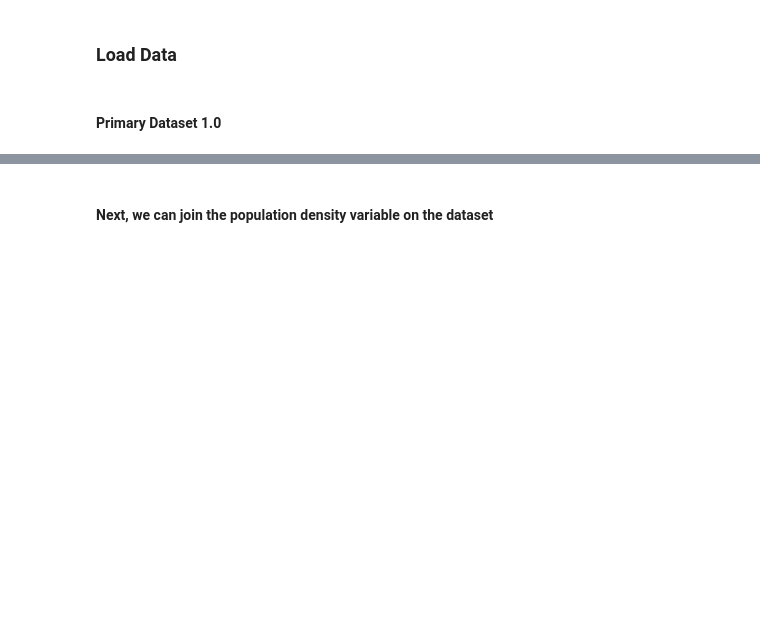
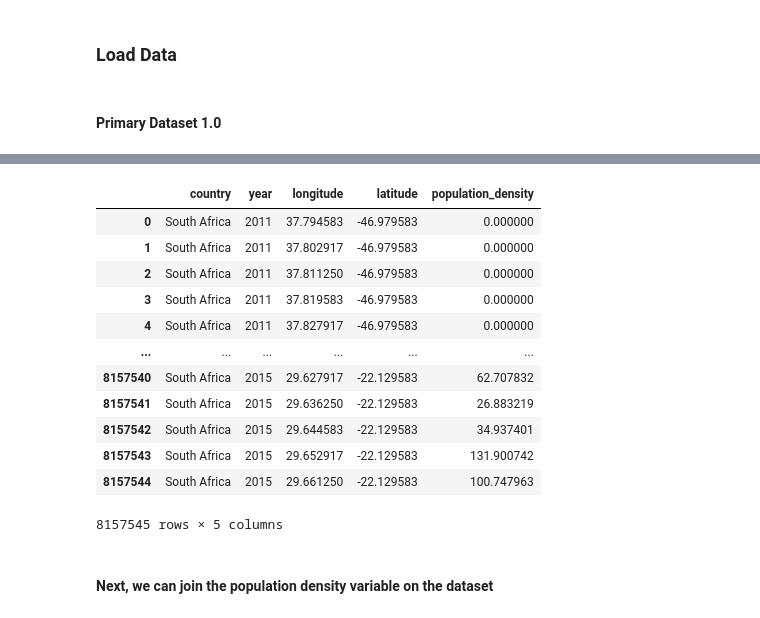
Before and after one commit to kylerod22/siads593-water-sustainability, a Jupyter notebook: 08-rjbest-sungmiki-kylerod-2026winter/src/SustainableWater.ipynb, the cells around one changed output, grey strips where cells are left out. Cells and saved outputs as stored; diff of their text form; code cells hidden in the pictures; blank space fills up the shorter version.

```diff
--- a/08-rjbest-sungmiki-kylerod-2026winter/src/SustainableWater.ipynb
+++ b/08-rjbest-sungmiki-kylerod-2026winter/src/SustainableWater.ipynb
@@ -371,3 +353,19 @@ final_df = final_df[final_df['country']=='South Africa']
+# %%
+population_density_all[population_density_all['country']=='South Africa']
+# %% [output]
+|  | country | year | longitude | latitude | population_density |
+| 0 | South Africa | 2011 | 37.794583 | -46.979583 | 0.000000 |
+| 1 | South Africa | 2011 | 37.802917 | -46.979583 | 0.000000 |
+| 2 | South Africa | 2011 | 37.811250 | -46.979583 | 0.000000 |
+| 3 | South Africa | 2011 | 37.819583 | -46.979583 | 0.000000 |
+| 4 | South Africa | 2011 | 37.827917 | -46.979583 | 0.000000 |
+| ... | ... | ... | ... | ... | ... |
+| 8157540 | South Africa | 2015 | 29.627917 | -22.129583 | 62.707832 |
+| 8157541 | South Africa | 2015 | 29.636250 | -22.129583 | 26.883219 |
+| 8157542 | South Africa | 2015 | 29.644583 | -22.129583 | 34.937401 |
+| 8157543 | South Africa | 2015 | 29.652917 | -22.129583 | 131.900742 |
+| 8157544 | South Africa | 2015 | 29.661250 | -22.129583 | 100.747963 |
+8157545 rows × 5 columns
 # %% [markdown]
 #### Next, we can join the population density variable on the dataset
 # %%
```
Also changed, not shown: parts of 26 cells of this notebook.
